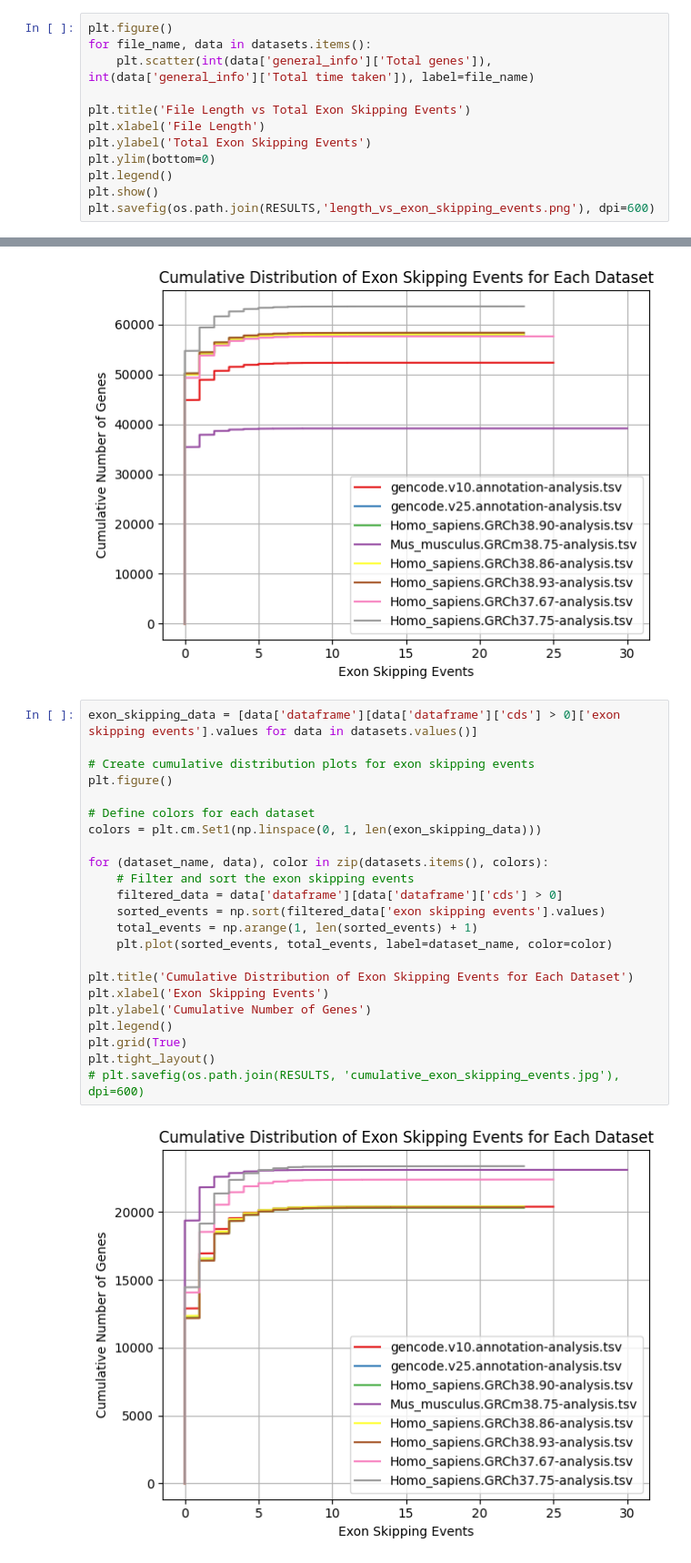
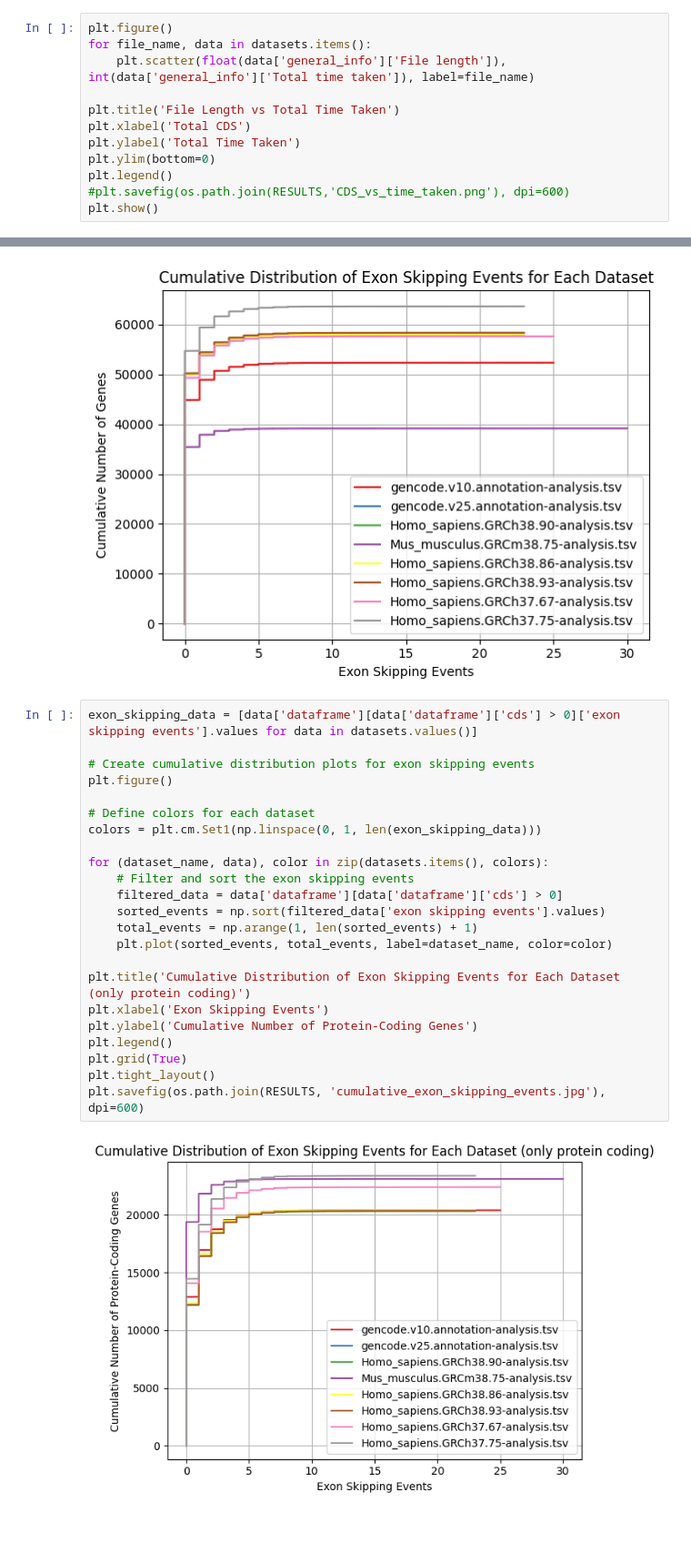
Before and after one commit to IngiumDev/gobi, a Jupyter notebook: src/main/Analysis/exonskipping/analyze_exon_skipping.ipynb, the cells around one changed output, grey strips where cells are left out. Shown at 91% size. Cells and saved outputs as stored; diff of their text form; blank space fills up the shorter version.

Commit message:
Updated plot creation

```diff
--- a/src/main/Analysis/exonskipping/analyze_exon_skipping.ipynb
+++ b/src/main/Analysis/exonskipping/analyze_exon_skipping.ipynb
@@ -192,13 +192,13 @@ for file_name in os.listdir(RESULTS):
 # %%
 plt.figure()
 for file_name, data in datasets.items():
-    plt.scatter(int(data['general_info']['Total genes']), int(data['general_info']['Total time taken']), label=file_name)
+    plt.scatter(float(data['general_info']['File length']), int(data['general_info']['Total time taken']), label=file_name)
 
-plt.title('File Length vs Total Exon Skipping Events')
-plt.xlabel('File Length')
-plt.ylabel('Total Exon Skipping Events')
+plt.title('File Length vs Total Time Taken')
+plt.xlabel('Total CDS')
+plt.ylabel('Total Time Taken')
 plt.ylim(bottom=0)
 plt.legend()
+#plt.savefig(os.path.join(RESULTS,'CDS_vs_time_taken.png'), dpi=600)
 plt.show()
-plt.savefig(os.path.join(RESULTS,'length_vs_exon_skipping_events.png'), dpi=600)
 # %% [output]
@@ -265,25 +267,25 @@ plt.show()
 # %%
 exon_skipping_data = [data['dataframe'][data['dataframe']['cds'] > 0]['exon skipping events'].values for data in datasets.values()]
 
 # Create cumulative distribution plots for exon skipping events
 plt.figure()
 
 # Define colors for each dataset
 colors = plt.cm.Set1(np.linspace(0, 1, len(exon_skipping_data)))
 
 for (dataset_name, data), color in zip(datasets.items(), colors):
     # Filter and sort the exon skipping events
     filtered_data = data['dataframe'][data['dataframe']['cds'] > 0]
     sorted_events = np.sort(filtered_data['exon skipping events'].values)
     total_events = np.arange(1, len(sorted_events) + 1)
     plt.plot(sorted_events, total_events, label=dataset_name, color=color)
 
-plt.title('Cumulative Distribution of Exon Skipping Events for Each Dataset')
+plt.title('Cumulative Distribution of Exon Skipping Events for Each Dataset (only protein coding)')
 plt.xlabel('Exon Skipping Events')
-plt.ylabel('Cumulative Number of Genes')
+plt.ylabel('Cumulative Number of Protein-Coding Genes')
 plt.legend()
 plt.grid(True)
 plt.tight_layout()
-# plt.savefig(os.path.join(RESULTS, 'cumulative_exon_skipping_events.jpg'), dpi=600)
+plt.savefig(os.path.join(RESULTS, 'cumulative_exon_skipping_events.jpg'), dpi=600)
 # %% [output]
-[figure, old version]
+[figure, new version]
```
Also changed, not shown: parts of 4 cells of this notebook.
